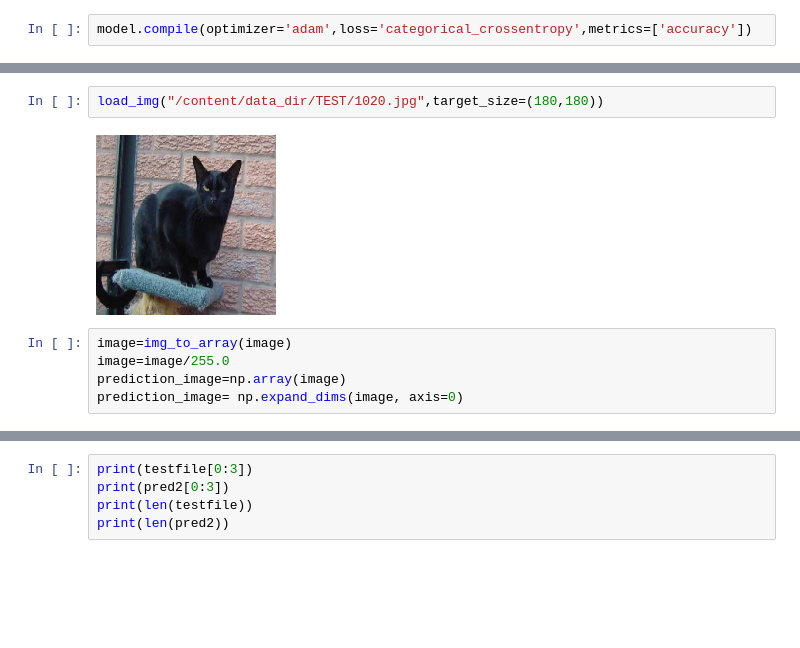
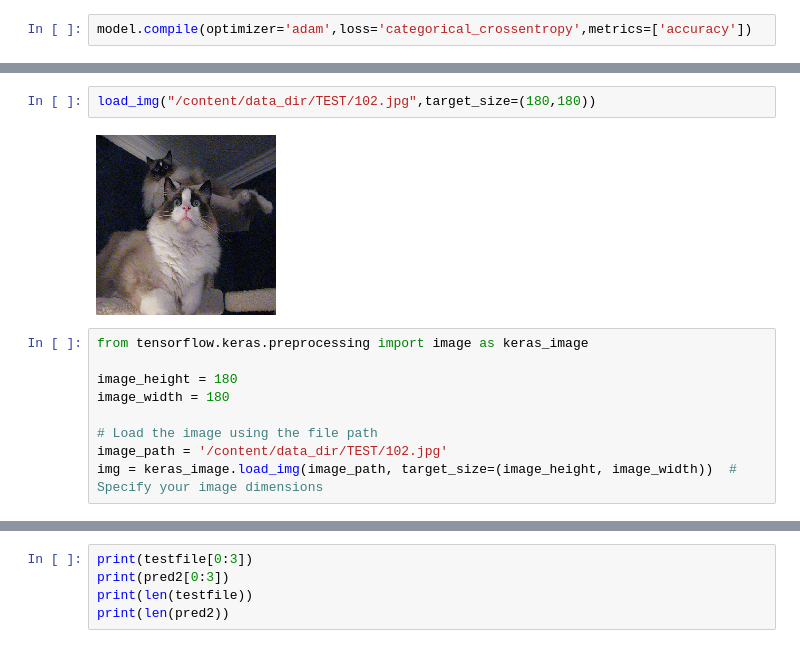
Before and after one commit to anjalipatel101/481_Project_Fall_2023, a Jupyter notebook: good.ipynb, the cells around one changed output, grey strips where cells are left out. Drawn from its saved outputs; the diff is of its cells as text; blank space fills up the shorter version.

```diff
--- a/good.ipynb
+++ b/good.ipynb
@@ -281,10 +270,14 @@ plt.show()
 <Figure size 640x480 with 0 Axes>
 # %%
-load_img("/content/data_dir/TEST/1020.jpg",target_size=(180,180))
+load_img("/content/data_dir/TEST/102.jpg",target_size=(180,180))
 # %% [output]
-[figure, old version]
+[figure, new version]
-# %%
-image=img_to_array(image)
-image=image/255.0
-prediction_image=np.array(image)
-prediction_image= np.expand_dims(image, axis=0)
+# %%
+from tensorflow.keras.preprocessing import image as keras_image
+
+image_height = 180
+image_width = 180
+
+# Load the image using the file path
+image_path = '/content/data_dir/TEST/102.jpg'
+img = keras_image.load_img(image_path, target_size=(image_height, image_width))  # Specify your image dimensions
```
Also changed, not shown: parts of 20 cells of this notebook.
